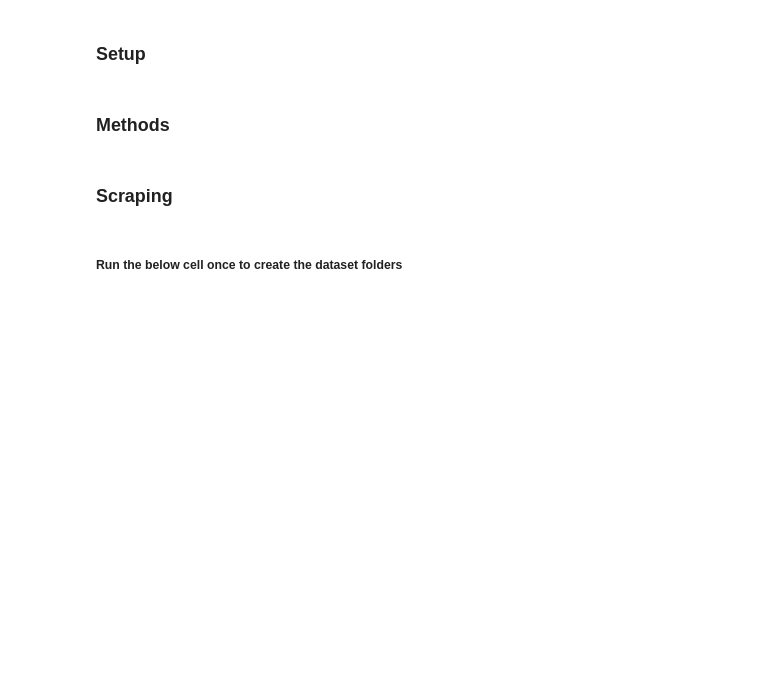
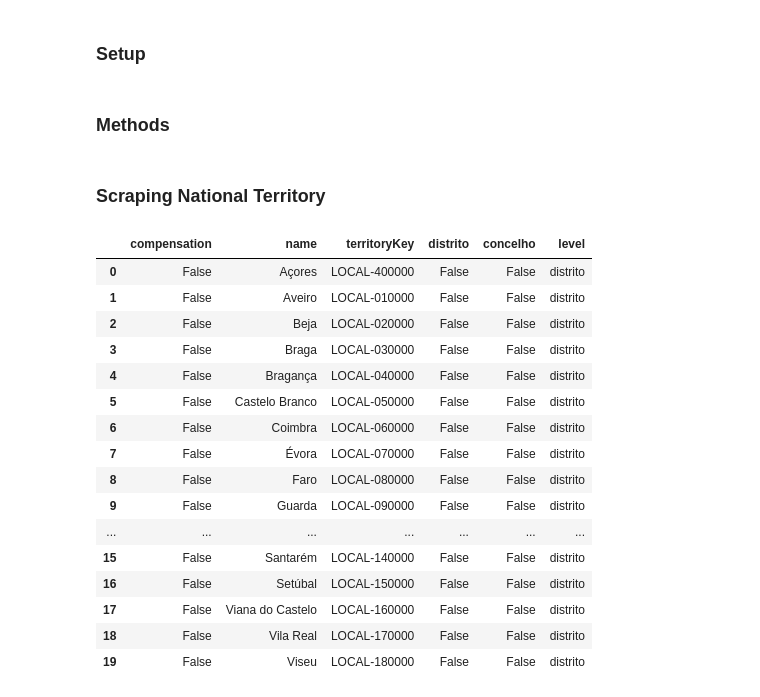
Before and after one commit to DevRubenDuarte/Legislativas-Portugal, a Jupyter notebook: 2_webscraper.ipynb, the cells around one changed output. Drawn from its saved outputs; the diff is of its cells as text; code cells hidden in the pictures; blank space fills up the shorter version.

Commit message:
webscraper local and foreign proper

```diff
--- a/2_webscraper.ipynb
+++ b/2_webscraper.ipynb
@@ -70,2 +137,2 @@ def makedir(path):
 # %% [markdown]
-### Scraping
+### Scraping National Territory
@@ -92,2 +138,0 @@ county_codes = county_codes.reset_index(drop=True)
-# %% [markdown]
-##### Run the below cell once to create the dataset folders
@@ -99,0 +139,21 @@ county_codes = county_codes.reset_index(drop=True)
+# %%
+districts = drill_lv1(portugal)
+districts
+# %% [output]
+|  | compensation | name | territoryKey | distrito | concelho | level |
+| 0 | False | Açores | LOCAL-400000 | False | False | distrito |
+| 1 | False | Aveiro | LOCAL-010000 | False | False | distrito |
+| 2 | False | Beja | LOCAL-020000 | False | False | distrito |
+| 3 | False | Braga | LOCAL-030000 | False | False | distrito |
+| 4 | False | Bragança | LOCAL-040000 | False | False | distrito |
+| 5 | False | Castelo Branco | LOCAL-050000 | False | False | distrito |
+| 6 | False | Coimbra | LOCAL-060000 | False | False | distrito |
+| 7 | False | Évora | LOCAL-070000 | False | False | distrito |
+| 8 | False | Faro | LOCAL-080000 | False | False | distrito |
+| 9 | False | Guarda | LOCAL-090000 | False | False | distrito |
+| ... | ... | ... | ... | ... | ... | ... |
+| 15 | False | Santarém | LOCAL-140000 | False | False | distrito |
+| 16 | False | Setúbal | LOCAL-150000 | False | False | distrito |
+| 17 | False | Viana do Castelo | LOCAL-160000 | False | False | distrito |
+| 18 | False | Vila Real | LOCAL-170000 | False | False | distrito |
+| 19 | False | Viseu | LOCAL-180000 | False | False | distrito |
```
Also changed, not shown: parts of 21 cells of this notebook.
